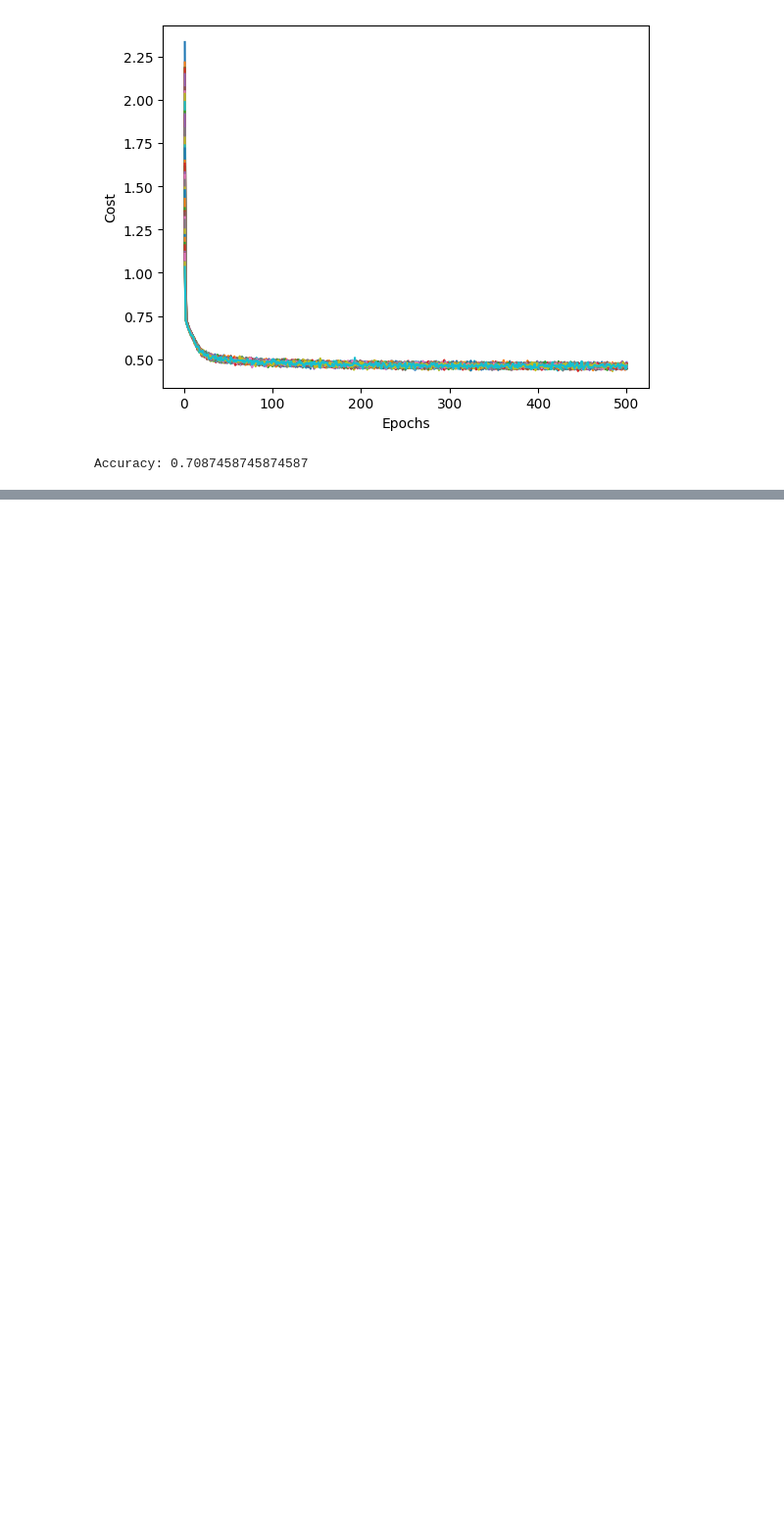
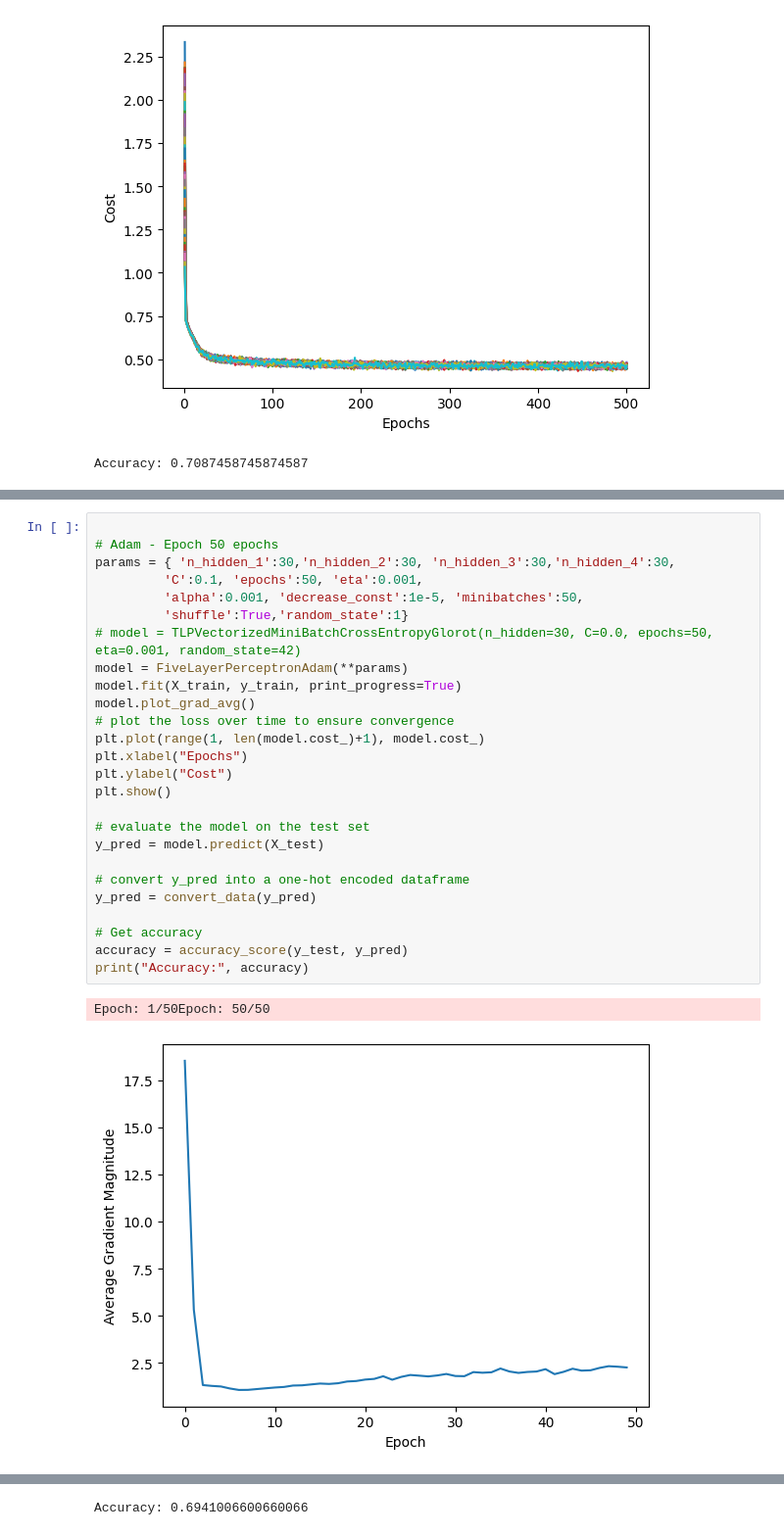
Before and after one commit to Jadonsw123/Lab4MultiLayerPerceptron, a Jupyter notebook: lab4.ipynb, the cells around one changed output, grey strips where cells are left out. Shown at 98% size. Cells and saved outputs as stored; diff of their text form; blank space fills up the shorter version.

Commit message:
add summary for adam optimizer

```diff
--- a/lab4.ipynb
+++ b/lab4.ipynb
@@ -1530,0 +1574,29 @@ Using our layer five perceptron network with Adam, we obtained an accuract of 70
+# %%
+
+# Adam - Epoch 50 epochs
+params = { 'n_hidden_1':30,'n_hidden_2':30, 'n_hidden_3':30,'n_hidden_4':30,
+         'C':0.1, 'epochs':50, 'eta':0.001,
+         'alpha':0.001, 'decrease_const':1e-5, 'minibatches':50,
+         'shuffle':True,'random_state':1}
+# model = TLPVectorizedMiniBatchCrossEntropyGlorot(n_hidden=30, C=0.0, epochs=50, eta=0.001, random_state=42)
+model = FiveLayerPerceptronAdam(**params)
+model.fit(X_train, y_train, print_progress=True)
+model.plot_grad_avg()
+# plot the loss over time to ensure convergence
+plt.plot(range(1, len(model.cost_)+1), model.cost_)
+plt.xlabel("Epochs")
+plt.ylabel("Cost")
+plt.show()
+
+# evaluate the model on the test set
+y_pred = model.predict(X_test)
+
+# convert y_pred into a one-hot encoded dataframe
+y_pred = convert_data(y_pred)
+
+# Get accuracy
+accuracy = accuracy_score(y_test, y_pred)
+print("Accuracy:", accuracy)
+# %% [output]
+Epoch: 1/50Epoch: 50/50
+[figure, added]
@@ -1530,0 +1604 @@ Using our layer five perceptron network with Adam, we obtained an accuract of 70
+Accuracy: 0.6941006600660066
```
Also changed, not shown: parts of 8 cells of this notebook.
